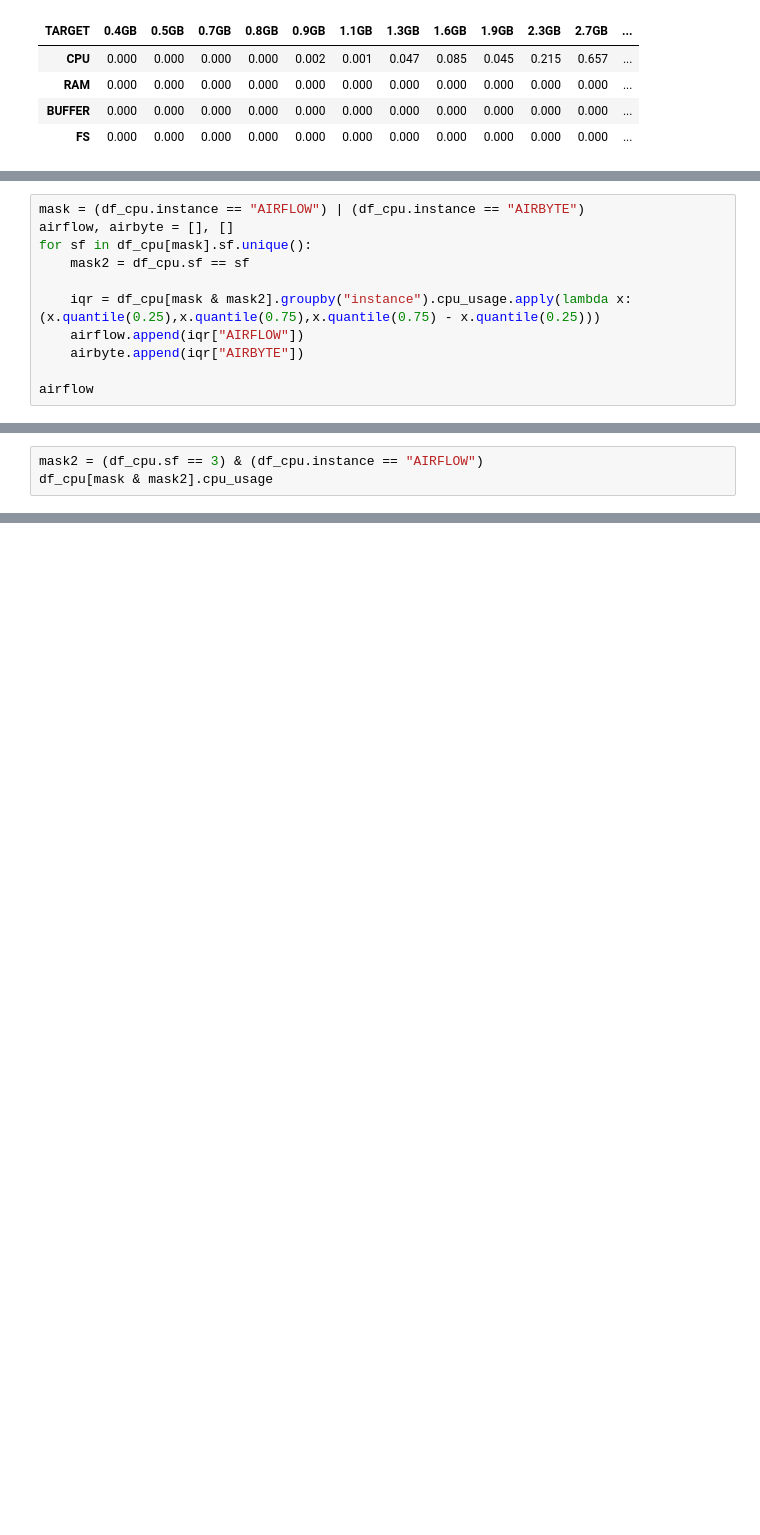
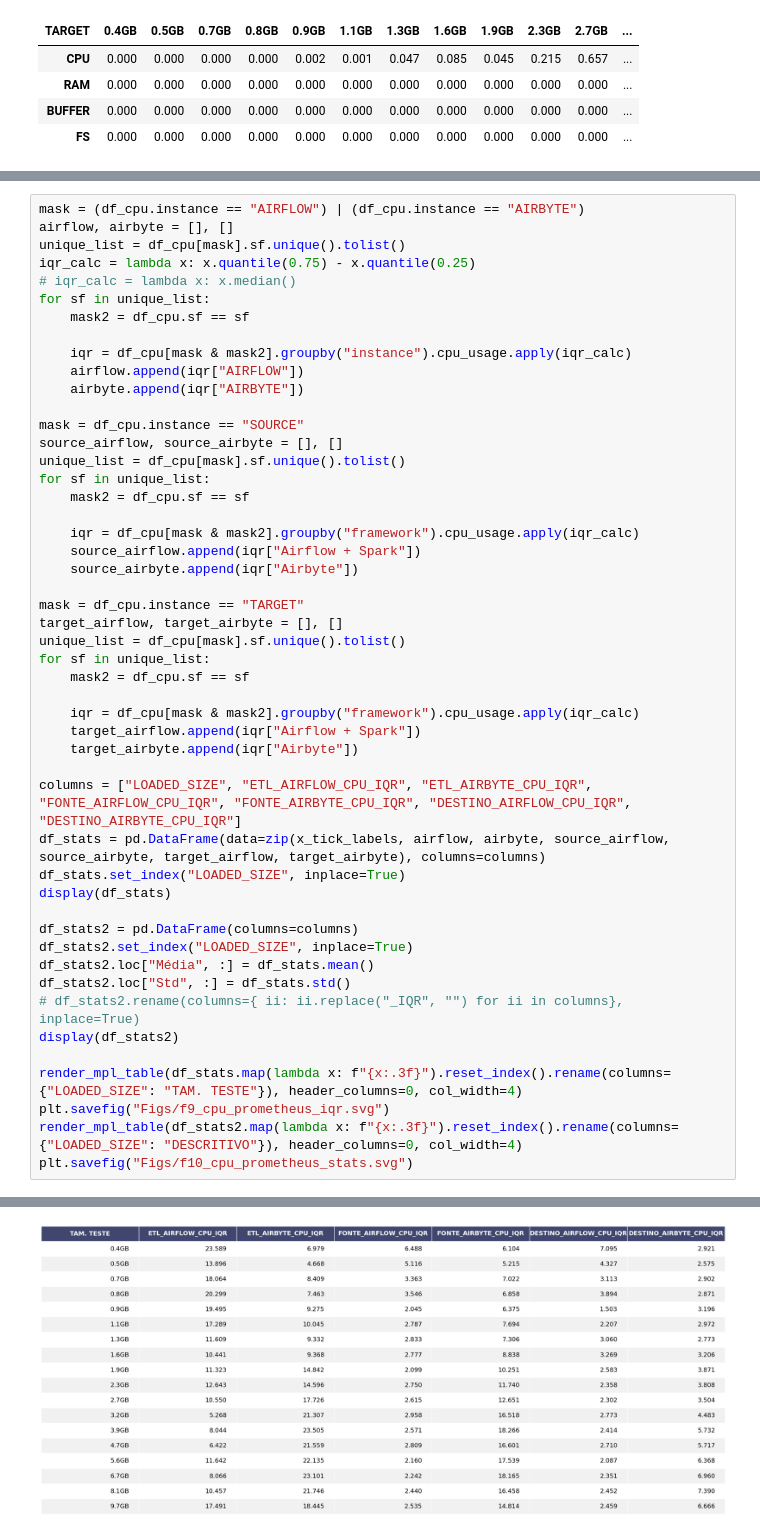
Before and after one commit to bombermal/TCC, a Jupyter notebook: Monitoring_VM/Retrieve/pre_analisys.ipynb, the cells around one changed output, grey strips where cells are left out. Cells and saved outputs as stored; diff of their text form; blank space fills up the shorter version.

```diff
--- a/Monitoring_VM/Retrieve/pre_analisys.ipynb
+++ b/Monitoring_VM/Retrieve/pre_analisys.ipynb
@@ -544,11 +536,0 @@ plt.show()
-# %%
-mask = (df_cpu.instance == "AIRFLOW") | (df_cpu.instance == "AIRBYTE")
-airflow, airbyte = [], []
-for sf in df_cpu[mask].sf.unique():
-    mask2 = df_cpu.sf == sf
-
-    iqr = df_cpu[mask & mask2].groupby("instance").cpu_usage.apply(lambda x: (x.quantile(0.25),x.quantile(0.75),x.quantile(0.75) - x.quantile(0.25)))
-    airflow.append(iqr["AIRFLOW"])
-    airbyte.append(iqr["AIRBYTE"])
-
-airflow
@@ -559,3 +536,0 @@ airflow
-# %%
-mask2 = (df_cpu.sf == 3) & (df_cpu.instance == "AIRFLOW")
-df_cpu[mask & mask2].cpu_usage
@@ -598,0 +537,50 @@ np.mean(data), np.median(data), np.std(data), np.var(data)
+# %%
+mask = (df_cpu.instance == "AIRFLOW") | (df_cpu.instance == "AIRBYTE")
+airflow, airbyte = [], []
+unique_list = df_cpu[mask].sf.unique().tolist()
+iqr_calc = lambda x: x.quantile(0.75) - x.quantile(0.25)
+# iqr_calc = lambda x: x.median()
+for sf in unique_list:
+    mask2 = df_cpu.sf == sf
+
+    iqr = df_cpu[mask & mask2].groupby("instance").cpu_usage.apply(iqr_calc)
+    airflow.append(iqr["AIRFLOW"])
+    airbyte.append(iqr["AIRBYTE"])
+
+mask = df_cpu.instance == "SOURCE"
+source_airflow, source_airbyte = [], []
+unique_list = df_cpu[mask].sf.unique().tolist()
+for sf in unique_list:
+    mask2 = df_cpu.sf == sf
+
+    iqr = df_cpu[mask & mask2].groupby("framework").cpu_usage.apply(iqr_calc)
+    source_airflow.append(iqr["Airflow + Spark"])
+    source_airbyte.append(iqr["Airbyte"])
+
+mask = df_cpu.instance == "TARGET"
+target_airflow, target_airbyte = [], []
+unique_list = df_cpu[mask].sf.unique().tolist()
+for sf in unique_list:
+    mask2 = df_cpu.sf == sf
+
+    iqr = df_cpu[mask & mask2].groupby("framework").cpu_usage.apply(iqr_calc)
+    target_airflow.append(iqr["Airflow + Spark"])
+    target_airbyte.append(iqr["Airbyte"])
+
+columns = ["LOADED_SIZE", "ETL_AIRFLOW_CPU_IQR", "ETL_AIRBYTE_CPU_IQR", "FONTE_AIRFLOW_CPU_IQR", "FONTE_AIRBYTE_CPU_IQR", "DESTINO_AIRFLOW_CPU_IQR", "DESTINO_AIRBYTE_CPU_IQR"]
+df_stats = pd.DataFrame(data=zip(x_tick_labels, airflow, airbyte, source_airflow, source_airbyte, target_airflow, target_airbyte), columns=columns)
+df_stats.set_index("LOADED_SIZE", inplace=True)
+display(df_stats)
+
+df_stats2 = pd.DataFrame(columns=columns)
+df_stats2.set_index("LOADED_SIZE", inplace=True)
+df_stats2.loc["Média", :] = df_stats.mean()
+df_stats2.loc["Std", :] = df_stats.std()
+# df_stats2.rename(columns={ ii: ii.replace("_IQR", "") for ii in columns}, inplace=True)
+display(df_stats2)
+
+render_mpl_table(df_stats.map(lambda x: f"{x:.3f}").reset_index().rename(columns={"LOADED_SIZE": "TAM. TESTE"}), header_columns=0, col_width=4)
+plt.savefig("Figs/f9_cpu_prometheus_iqr.svg")
+render_mpl_table(df_stats2.map(lambda x: f"{x:.3f}").reset_index().rename(columns={"LOADED_SIZE": "DESCRITIVO"}), header_columns=0, col_width=4)
+plt.savefig("Figs/f10_cpu_prometheus_stats.svg")
+# %% [output]
@@ -598,0 +609 @@ np.mean(data), np.median(data), np.std(data), np.var(data)
+[figure, added]
```
Also changed, not shown: parts of 15 cells of this notebook, 22 other files.
